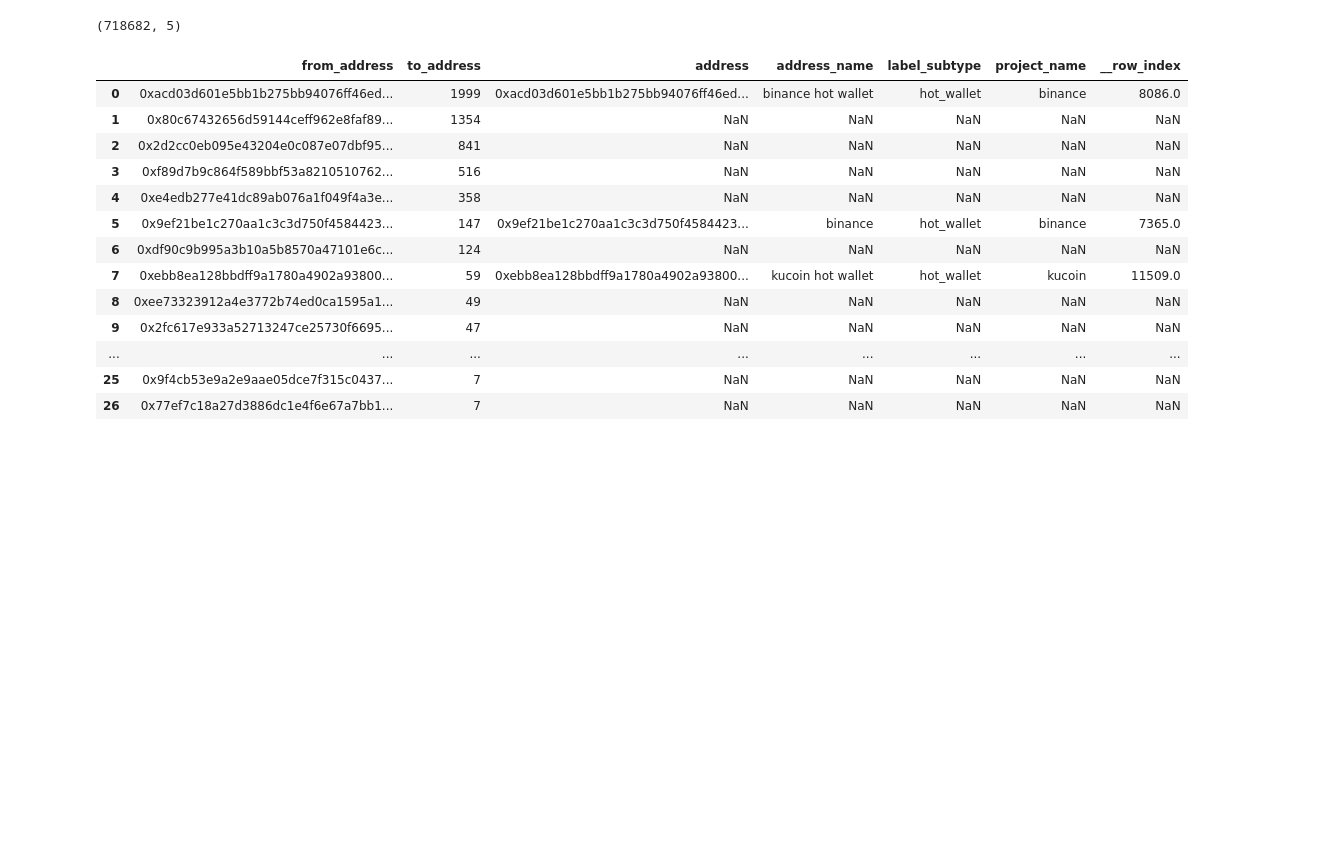
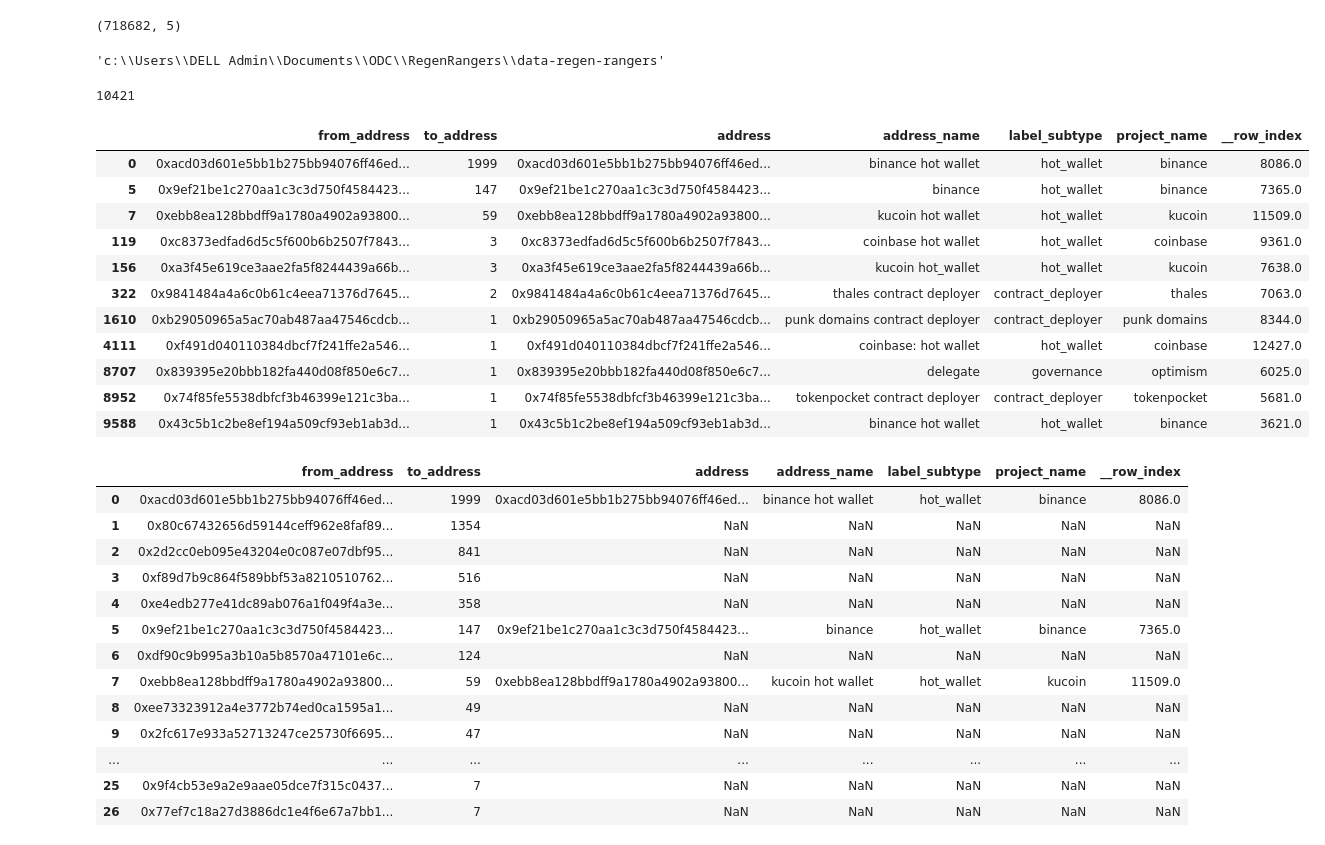
Before and after one commit to poupou-web3/beta-rounds-vote-analysis, a Jupyter notebook: jupyter-after-round/community_round.ipynb, the cells around one changed output. Cells and saved outputs as stored; diff of their text form; code cells hidden in the pictures; blank space fills up the shorter version.

```diff
--- a/jupyter-after-round/community_round.ipynb
+++ b/jupyter-after-round/community_round.ipynb
@@ -823,3 +823,7 @@ tx_analyser.df_seed_wallet_naive.shape
 df_labels.shape
 # %% [output]
 (718682, 5)
+# %%
+DATA_DIR
+# %% [output]
+'c:\\Users\\DELL Admin\\Documents\\ODC\\RegenRangers\\data-regen-rangers'
@@ -826,5 +832,24 @@ df_labels.shape
 # %%
 merge_label_seed = tx_analyser.df_seed_wallet_naive.groupby('from_address').count().sort_values(by='to_address', ascending=False).reset_index().merge(df_labels.drop_duplicates(), left_on='from_address', right_on='address', how='left')
+# %%
+merge_label_seed.address.isna().sum()
+# %% [output]
+10421
+# %%
+merge_label_seed[merge_label_seed.address.notna()]
+# %% [output]
+|  | from_address | to_address | address | address_name | label_subtype | project_name | __row_index |
+| 0 | 0xacd03d601e5bb1b275bb94076ff46ed... | 1999 | 0xacd03d601e5bb1b275bb94076ff46ed... | binance hot wallet | hot_wallet | binance | 8086.0 |
+| 5 | 0x9ef21be1c270aa1c3c3d750f4584423... | 147 | 0x9ef21be1c270aa1c3c3d750f4584423... | binance | hot_wallet | binance | 7365.0 |
+| 7 | 0xebb8ea128bbdff9a1780a4902a93800... | 59 | 0xebb8ea128bbdff9a1780a4902a93800... | kucoin hot wallet | hot_wallet | kucoin | 11509.0 |
+| 119 | 0xc8373edfad6d5c5f600b6b2507f7843... | 3 | 0xc8373edfad6d5c5f600b6b2507f7843... | coinbase hot wallet | hot_wallet | coinbase | 9361.0 |
+| 156 | 0xa3f45e619ce3aae2fa5f8244439a66b... | 3 | 0xa3f45e619ce3aae2fa5f8244439a66b... | kucoin hot_wallet | hot_wallet | kucoin | 7638.0 |
+| 322 | 0x9841484a4a6c0b61c4eea71376d7645... | 2 | 0x9841484a4a6c0b61c4eea71376d7645... | thales contract deployer | contract_deployer | thales | 7063.0 |
+| 1610 | 0xb29050965a5ac70ab487aa47546cdcb... | 1 | 0xb29050965a5ac70ab487aa47546cdcb... | punk domains contract deployer | contract_deployer | punk domains | 8344.0 |
+| 4111 | 0xf491d040110384dbcf7f241ffe2a546... | 1 | 0xf491d040110384dbcf7f241ffe2a546... | coinbase: hot wallet | hot_wallet | coinbase | 12427.0 |
+| 8707 | 0x839395e20bbb182fa440d08f850e6c7... | 1 | 0x839395e20bbb182fa440d08f850e6c7... | delegate | governance | optimism | 6025.0 |
+| 8952 | 0x74f85fe5538dbfcf3b46399e121c3ba... | 1 | 0x74f85fe5538dbfcf3b46399e121c3ba... | tokenpocket contract deployer | contract_deployer | tokenpocket | 5681.0 |
+| 9588 | 0x43c5b1c2be8ef194a509cf93eb1ab3d... | 1 | 0x43c5b1c2be8ef194a509cf93eb1ab3d... | binance hot wallet | hot_wallet | binance | 3621.0 |
 # %%
 merge_label_seed.head(30)
 # %% [output]
```
Also changed, not shown: parts of 4 cells of this notebook, 4 other files.
